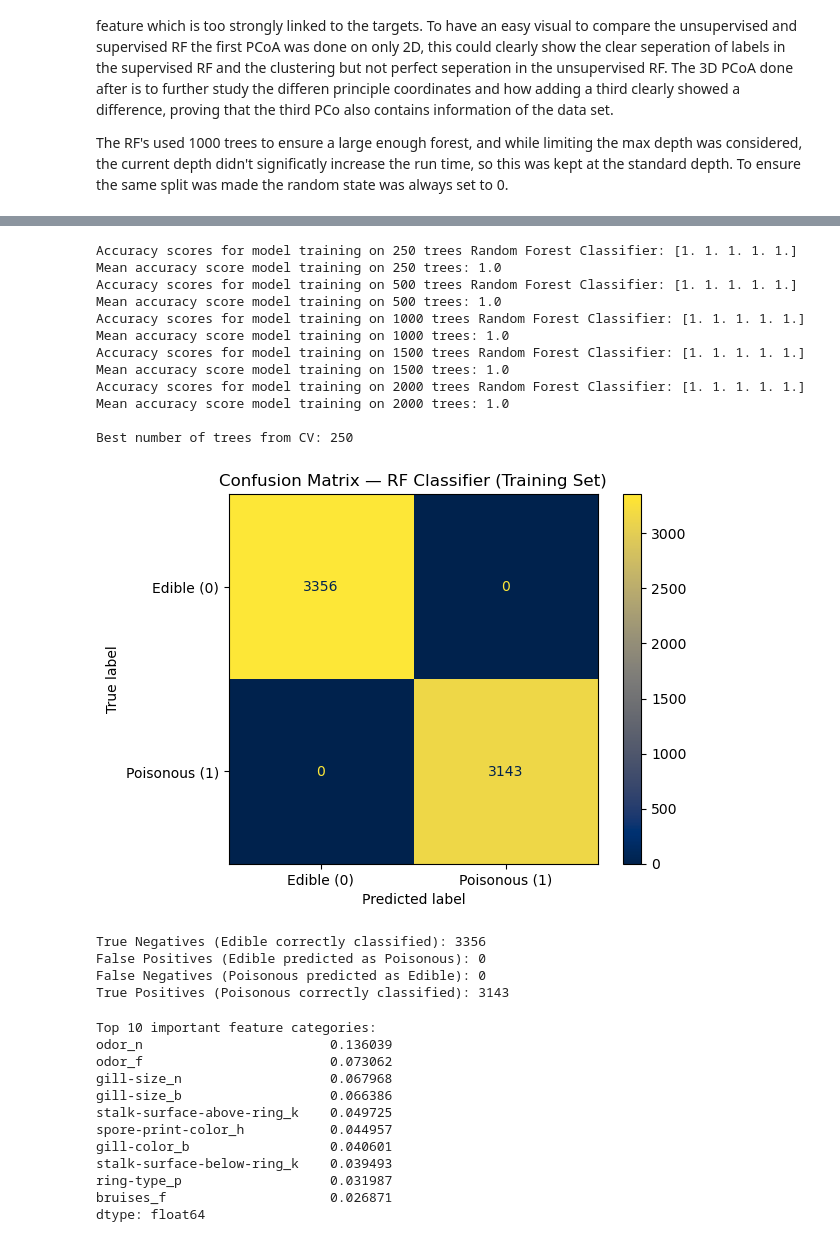
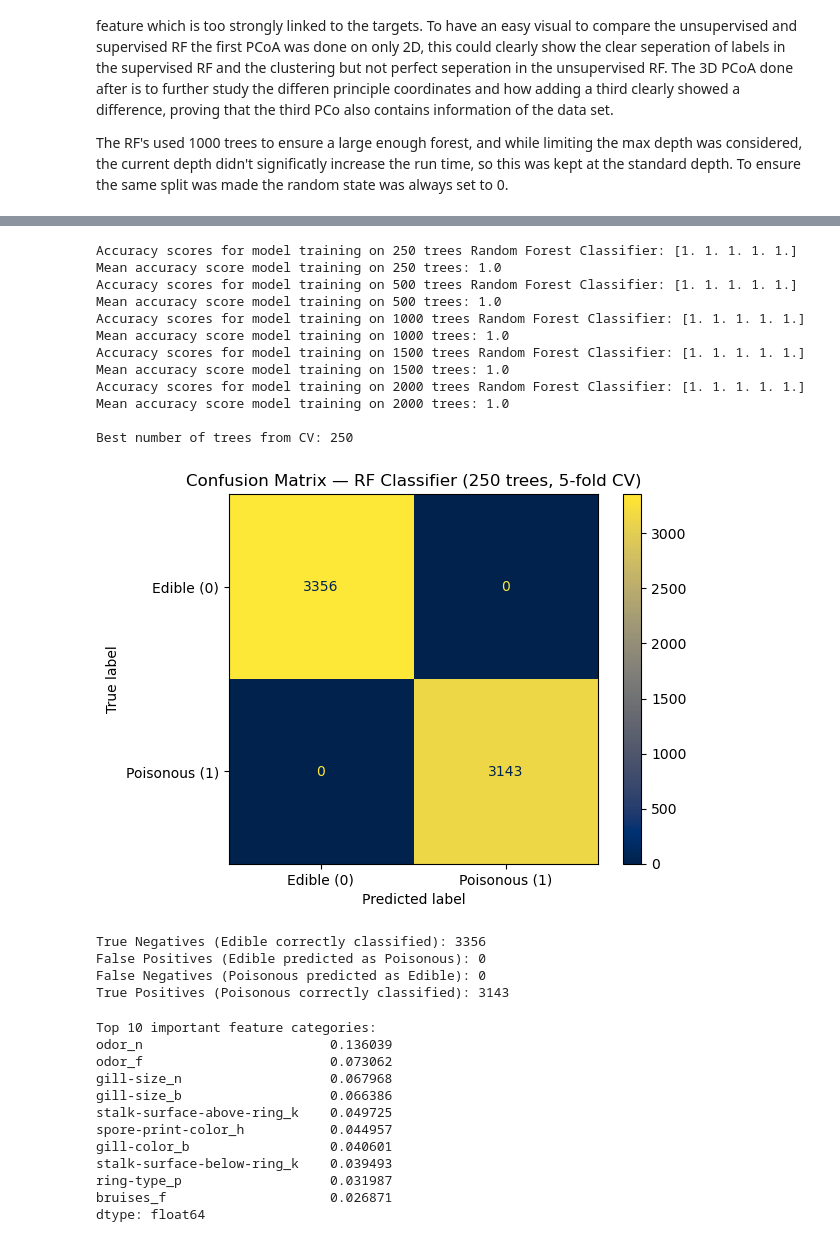
Before and after one commit to JuliaStreutker/BBS1015_Project_Mushroom, a Jupyter notebook: ProjectMSB1015_Julia_Streutker_final.ipynb, the cells around one changed output, grey strips where cells are left out. Drawn from its saved outputs; the diff is of its cells as text; code cells hidden in the pictures.

Commit message:
Update model training, fix data training and added comments

```diff
--- a/ProjectMSB1015_Julia_Streutker_final.ipynb
+++ b/ProjectMSB1015_Julia_Streutker_final.ipynb
@@ -585,42 +591,46 @@ for n in trees_in_forest:
 
 best_n = max(cv_scores_rf, key=cv_scores_rf.get) # Finding the highest cv score using max
 print(f"\nBest number of trees from CV: {best_n}")
 
-# Train the classifier on the entire training set
-RForest_clf.fit(X_train_e, y_train_e)
+# Cross-validated predictions (to ensure no leakage!)
+RForest_best = RandomForestClassifier(
+    n_estimators=best_n,
+    random_state=0,
+    bootstrap=False
+)
 
-# Make predictions on the training set
-y_train_pred = RForest_clf.predict(X_train_e)
+# cross_val_predict gives each sample a prediction from a model that didn’t see it
+y_cv_pred = cross_val_predict(RForest_best, X_train_e, y_train_e, cv=5)
 
 # Compute the confusion matrix
-cm_train = confusion_matrix(y_train_e, y_train_pred)
+cm_cv = confusion_matrix(y_train_e, y_cv_pred)
 
 # Display the confusion matrix
-disp = ConfusionMatrixDisplay(confusion_matrix=cm_train, display_labels=["Edible (0)", "Poisonous (1)"])
+disp = ConfusionMatrixDisplay(confusion_matrix=cm_cv, display_labels=["Edible (0)", "Poisonous (1)"])
 disp.plot(cmap="cividis")
-plt.title("Confusion Matrix — RF Classifier (Training Set)")
+plt.title(f"Confusion Matrix — RF Classifier ({best_n} trees, 5-fold CV)")
 plt.show()
 
 # Print numeric values
-tn, fp, fn, tp = cm_train.ravel()
+tn, fp, fn, tp = cm_cv.ravel()
 print(f"True Negatives (Edible correctly classified): {tn}")
 print(f"False Positives (Edible predicted as Poisonous): {fp}")
 print(f"False Negatives (Poisonous predicted as Edible): {fn}")
 print(f"True Positives (Poisonous correctly classified): {tp}")
 # %% [output]
 Accuracy scores for model training on 250 trees Random Forest Classifier: [1. 1. 1. 1. 1.]
 Mean accuracy score model training on 250 trees: 1.0
 Accuracy scores for model training on 500 trees Random Forest Classifier: [1. 1. 1. 1. 1.]
 Mean accuracy score model training on 500 trees: 1.0
 Accuracy scores for model training on 1000 trees Random Forest Classifier: [1. 1. 1. 1. 1.]
 Mean accuracy score model training on 1000 trees: 1.0
 Accuracy scores for model training on 1500 trees Random Forest Classifier: [1. 1. 1. 1. 1.]
 Mean accuracy score model training on 1500 trees: 1.0
 Accuracy scores for model training on 2000 trees Random Forest Classifier: [1. 1. 1. 1. 1.]
 Mean accuracy score model training on 2000 trees: 1.0
 
 Best number of trees from CV: 250
-[figure, old version]
+[figure, new version]
 True Negatives (Edible correctly classified): 3356
 False Positives (Edible predicted as Poisonous): 0
 False Negatives (Poisonous predicted as Edible): 0
```
Also changed, not shown: parts of 5 cells of this notebook.
